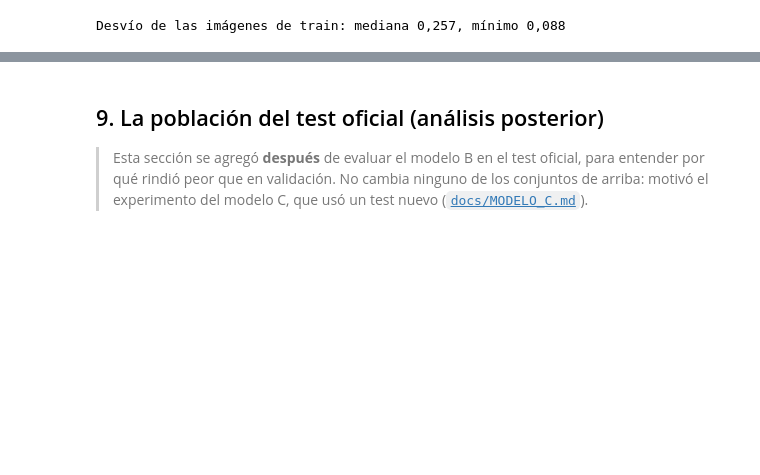
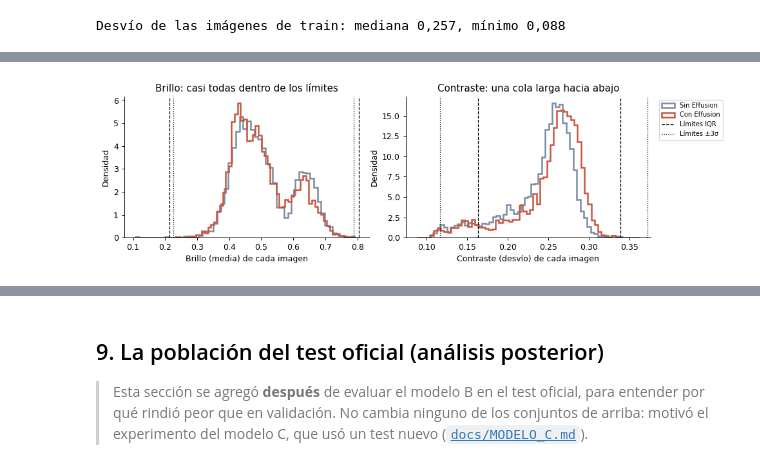
Before and after one commit to Marcouzis11/iaproyecto, a Jupyter notebook: notebooks/00_eda_nih_effusion.ipynb, the cells around one changed output, grey strips where cells are left out. Cells and saved outputs as stored; diff of their text form; code cells hidden in the pictures; blank space fills up the shorter version.

```diff
--- a/notebooks/00_eda_nih_effusion.ipynb
+++ b/notebooks/00_eda_nih_effusion.ipynb
@@ -504,13 +736,15 @@ plt.show()
 # %% [output]
 [figure]
 # %%
-# Imagen promedio de cada clase y contraste (desvío) de cada imagen, recorriendo train por bloques.
+# Imagen promedio de cada clase, y brillo (media) y contraste (desvío) de cada imagen, recorriendo train por bloques.
 suma = {0: np.zeros((224, 224)), 1: np.zeros((224, 224))}
+brillos = np.empty(len(X_train))
 desvios = np.empty(len(X_train))
 for inicio in range(0, len(X_train), 1000):
     bloque = np.asarray(X_train[inicio:inicio + 1000], dtype=np.float64)
     for clase in (0, 1):
         suma[clase] += bloque[y_train[inicio:inicio + 1000] == clase].sum(axis=0)
+    brillos[inicio:inicio + 1000] = bloque.reshape(len(bloque), -1).mean(axis=1)
     desvios[inicio:inicio + 1000] = bloque.reshape(len(bloque), -1).std(axis=1)
 promedio = {clase: suma[clase] / (y_train == clase).sum() for clase in (0, 1)}
 
@@ -546,0 +790,40 @@ Desvío de las imágenes de train: mediana 0,257, mínimo 0,088
+# %%
+def limites(valores):
+    q1, q3 = np.percentile(valores, [25, 75])
+    media, desvio = valores.mean(), valores.std(ddof=1)
+    return {'IQR': (q1 - 1.5 * (q3 - q1), q3 + 1.5 * (q3 - q1)), '±3σ': (media - 3 * desvio, media + 3 * desvio)}
+
+
+medidas = {'Brillo (media)': brillos, 'Contraste (desvío)': desvios}
+marcadas = {}
+filas_outliers = []
+for medida, valores in medidas.items():
+    for regla, (inferior, superior) in limites(valores).items():
+        bajo, alto = valores < inferior, valores > superior
+        marcadas[medida, regla] = (bajo, alto)
+        fuera = bajo | alto
+        por_clase_fuera = [f'{n(fuera[y_train == c].sum())} ({pct(fuera[y_train == c].sum(), (y_train == c).sum())})'
+                           for c in (1, 0)]
+        filas_outliers.append([medida, regla, f'{dec(inferior, 3)} a {dec(superior, 3)}', n(bajo.sum()), n(alto.sum()),
+                               *por_clase_fuera])
+
+fig, ejes = plt.subplots(1, 2, figsize=(11, 3.4))
+for ax, (medida, valores) in zip(ejes, medidas.items()):
+    for clase in (0, 1):
+        ax.hist(valores[y_train == clase], bins=60, density=True, histtype='step', linewidth=2, color=COLOR[clase],
+                label='Con Effusion' if clase else 'Sin Effusion')
+    for regla, estilo in (('IQR', '--'), ('±3σ', ':')):
+        for j, limite in enumerate(limites(valores)[regla]):
+            ax.axvline(limite, color='black', linestyle=estilo, linewidth=1, label=f'Límites {regla}' if j == 0 else None)
+    ax.set_xlabel(f'{medida} de cada imagen')
+    ax.set_ylabel('Densidad')
+ejes[0].set_title('Brillo: casi todas dentro de los límites')
+ejes[1].set_title('Contraste: una cola larga hacia abajo')
+ejes[1].legend(fontsize=8, loc='upper left', bbox_to_anchor=(1.02, 1))
+plt.tight_layout()
+plt.show()
+
+Tabla(['Medida', 'Regla', 'Límites', 'Por debajo', 'Por encima', 'Marcadas con Effusion (% de la clase)',
+       'Marcadas sin Effusion (% de la clase)'], filas_outliers)
+# %% [output]
+[figure, added]
```
Also changed, not shown: parts of 22 cells of this notebook.
